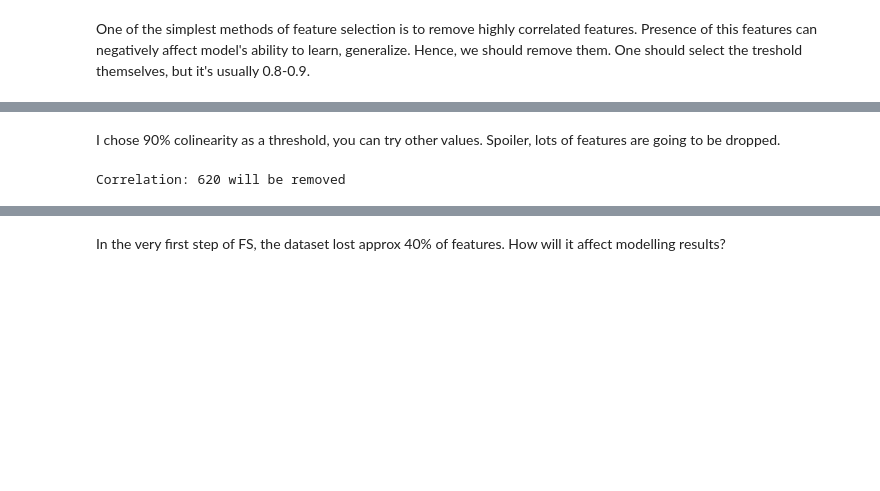
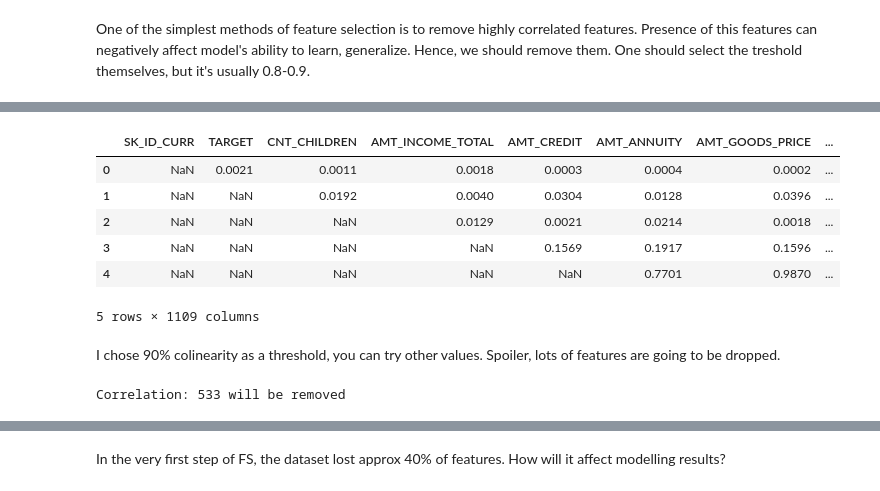
Before and after one commit to akimalikhanov/w, a Jupyter notebook: 3_Feature_Selection.ipynb, the cells around one changed output, grey strips where cells are left out. Saved outputs shown, nothing was run; the diff lists cells and outputs as text; code cells hidden in the pictures; blank space fills up the shorter version.

```diff
--- a/3_Feature_Selection.ipynb
+++ b/3_Feature_Selection.ipynb
@@ -96,10 +42,21 @@ upper.to_csv('../data/corr_mat.csv')
+# %%
+upper=pd.read_csv('../data/corr_mat.csv').iloc[:, 1:]
+upper.head()
+# %% [output]
+|  | SK_ID_CURR | TARGET | CNT_CHILDREN | AMT_INCOME_TOTAL | AMT_CREDIT | AMT_ANNUITY | AMT_GOODS_PRICE | ... |
+| 0 | NaN | 0.0021 | 0.0011 | 0.0018 | 0.0003 | 0.0004 | 0.0002 | ... |
+| 1 | NaN | NaN | 0.0192 | 0.0040 | 0.0304 | 0.0128 | 0.0396 | ... |
+| 2 | NaN | NaN | NaN | 0.0129 | 0.0021 | 0.0214 | 0.0018 | ... |
+| 3 | NaN | NaN | NaN | NaN | 0.1569 | 0.1917 | 0.1596 | ... |
+| 4 | NaN | NaN | NaN | NaN | NaN | 0.7701 | 0.9870 | ... |
+5 rows × 1109 columns
 # %% [markdown]
 I chose 90% colinearity as a threshold, you can try other values. Spoiler, lots of features are going to be dropped.
 # %%
 to_drop=[column for column in upper.columns if any(upper[column] > 0.9)]
 print(f'Correlation: {len(to_drop)} will be removed')
 # %% [output]
-Correlation: 620 will be removed
+Correlation: 533 will be removed
 # %%
 train=train.drop(to_drop, axis=1)
 train.shape
```
Also changed, not shown: parts of 34 cells of this notebook.
